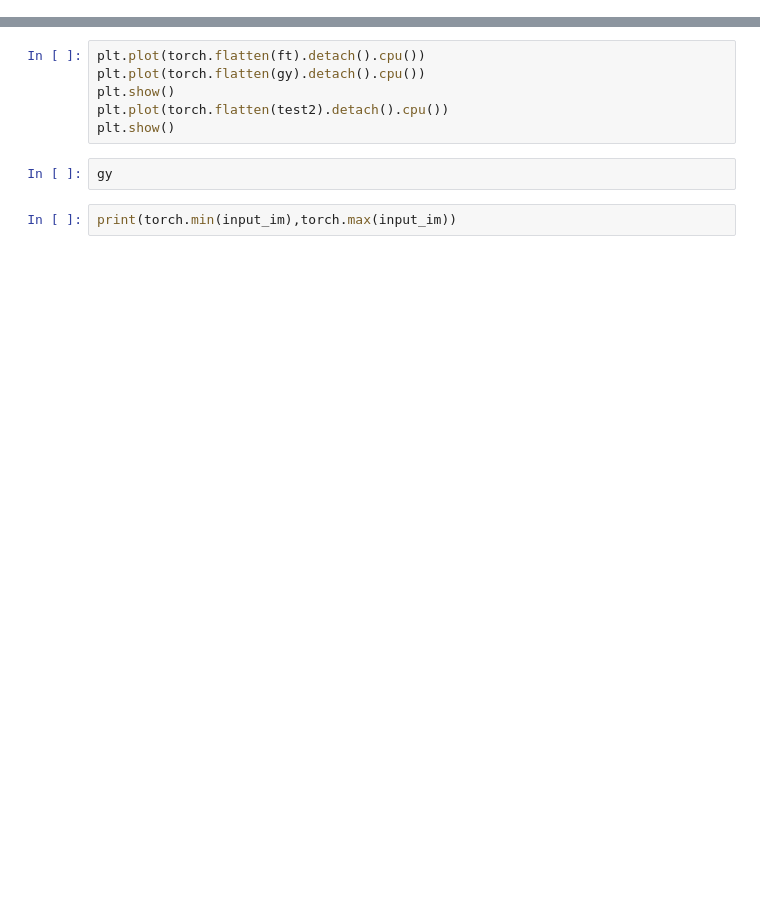
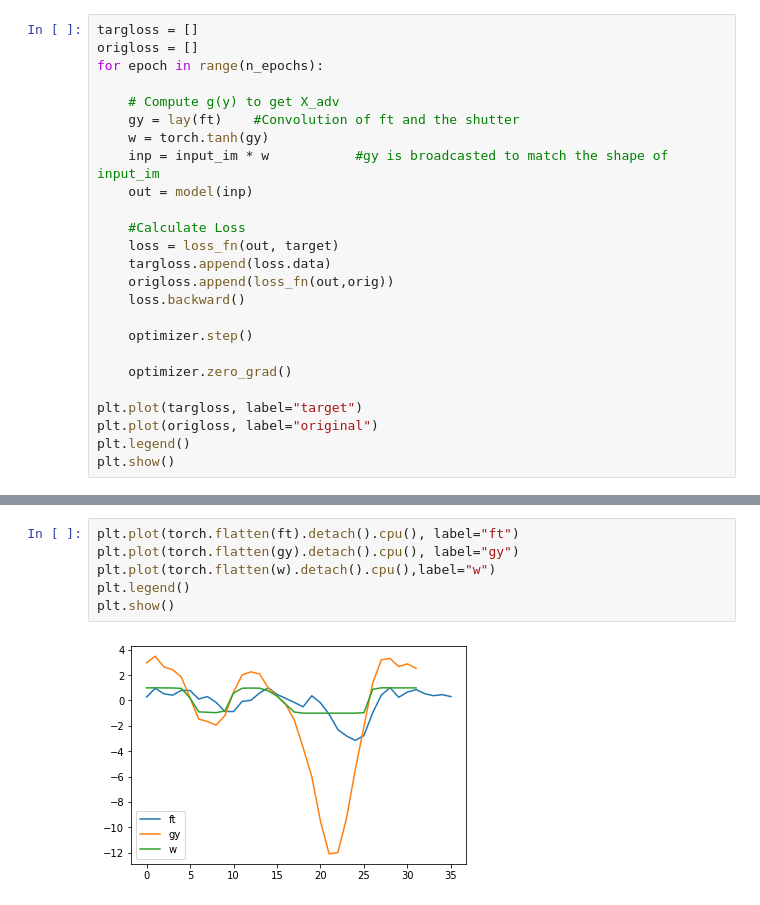
Before and after one commit to earlence-security/invis-perturbations, a Jupyter notebook: experiments.ipynb, the cells around one changed output, grey strips where cells are left out. Cells and saved outputs as stored; diff of their text form; blank space fills up the shorter version.

Commit message:
Constraining adv image, and fixing input image

```diff
--- a/experiments.ipynb
+++ b/experiments.ipynb
@@ -93,0 +139,25 @@ plt.show()
+# %%
+targloss = []
+origloss = []
+for epoch in range(n_epochs):
+
+    # Compute g(y) to get X_adv
+    gy = lay(ft)    #Convolution of ft and the shutter
+    w = torch.tanh(gy)
+    inp = input_im * w           #gy is broadcasted to match the shape of input_im
+    out = model(inp)
+
+    #Calculate Loss
+    loss = loss_fn(out, target)
+    targloss.append(loss.data)
+    origloss.append(loss_fn(out,orig))
+    loss.backward()
+
+    optimizer.step()
+
+    optimizer.zero_grad()
+
+plt.plot(targloss, label="target")
+plt.plot(origloss, label="original")
+plt.legend()
+plt.show()
@@ -121,10 +189,8 @@ imshow(test[0].detach().cpu())
 # %%
-plt.plot(torch.flatten(ft).detach().cpu())
-plt.plot(torch.flatten(gy).detach().cpu())
+plt.plot(torch.flatten(ft).detach().cpu(), label="ft")
+plt.plot(torch.flatten(gy).detach().cpu(), label="gy")
+plt.plot(torch.flatten(w).detach().cpu(),label="w")
+plt.legend()
 plt.show()
-plt.plot(torch.flatten(test2).detach().cpu())
-plt.show()
+# %% [output]
+[figure, added]
-# %%
-gy
-# %%
-print(torch.min(input_im),torch.max(input_im))
```
Also changed, not shown: parts of 17 cells of this notebook, 2 other files.
